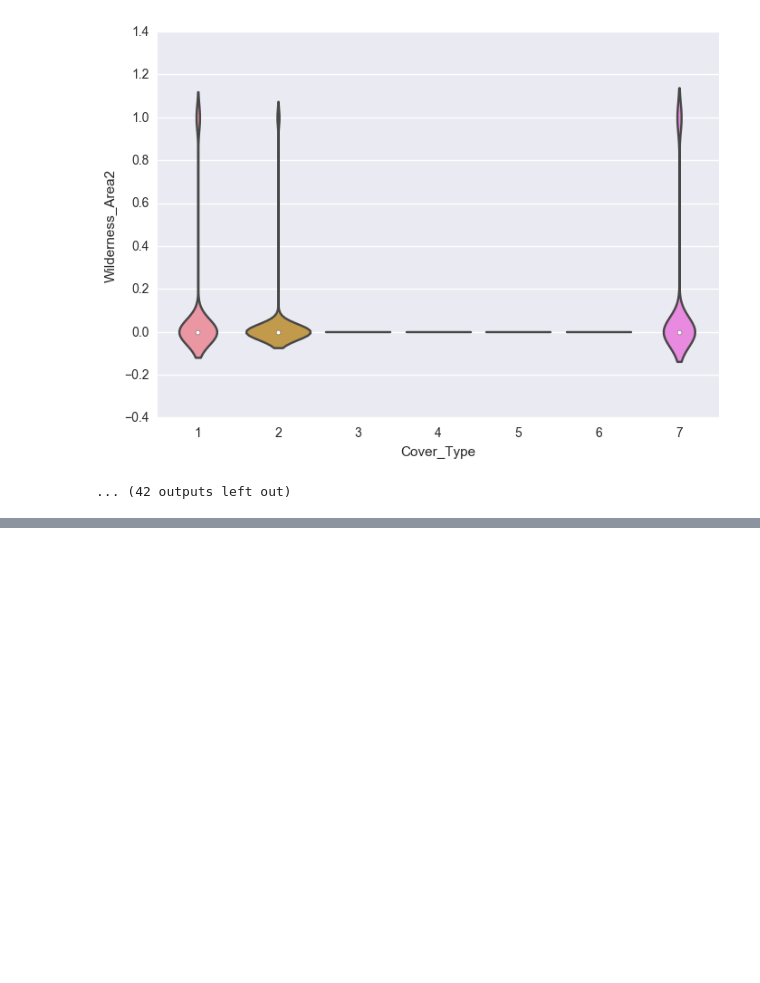
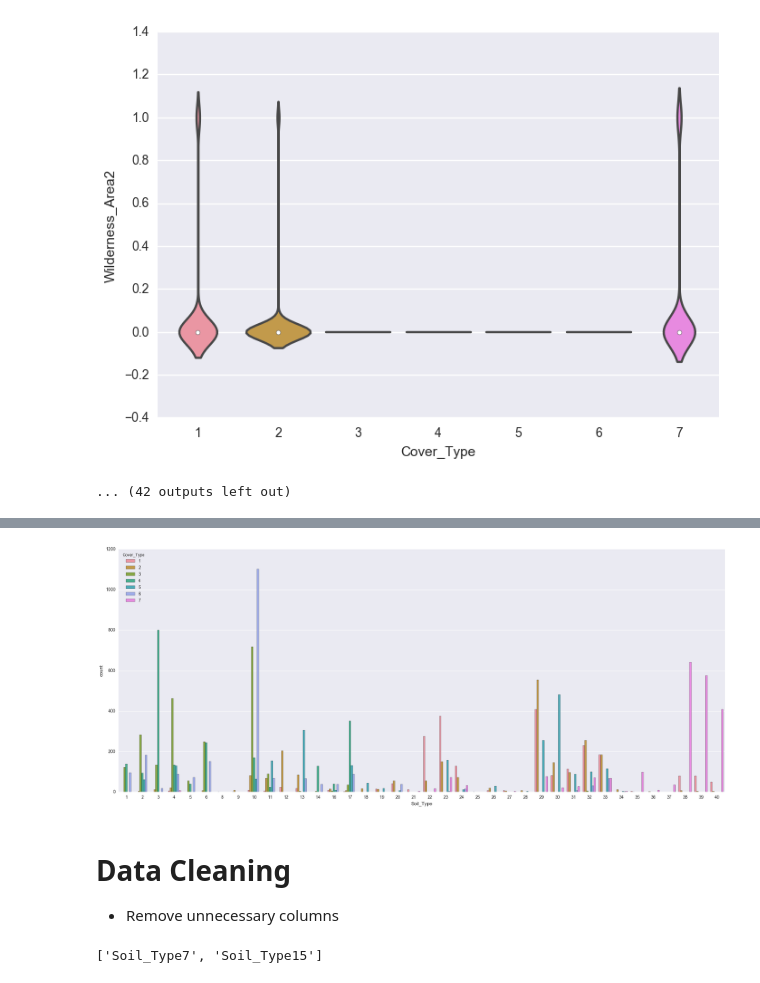
Before and after one commit to probao/Kaggle-Playground, a Jupyter notebook: Forest Cover Type Prediction/Kaggle_Forest.ipynb, the cells around one changed output, grey strips where cells are left out. Saved outputs shown, nothing was run; the diff lists cells and outputs as text; code cells hidden in the pictures; blank space fills up the shorter version.

```diff
--- a/Forest Cover Type Prediction/Kaggle_Forest.ipynb
+++ b/Forest Cover Type Prediction/Kaggle_Forest.ipynb
@@ -320,0 +328,32 @@ data
+# %%
+#Plot for Category2
+plt.rc("figure", figsize=(25, 10))
+sns.countplot(x="Soil_Type", hue="Cover_Type", data=data)
+plt.show()
+
+#(right-click and open the image in a new window for larger size)
+#WildernessArea_4 has a lot of presence for cover_type 4. Good class distinction
+#WildernessArea_3 has not much class distinction
+#SoilType 1-6,10-14,17, 22-23, 29-33,35,38-40 offer lot of class distinction as counts for some are very high
+# %% [output]
+[figure, added]
+# %% [markdown]
+# Data Cleaning
+* Remove unnecessary columns
+# %%
+#Removal list initialize
+rem = []
+
+#Add constant columns as they don't help in prediction process
+for c in dataset.columns:
+    if dataset[c].std() == 0: #standard deviation is zero
+        rem.append(c)
+
+#drop the columns
+dataset.drop(rem,axis=1,inplace=True)
+
+print(rem)
+
+#Following columns are dropped
+# %% [output]
+['Soil_Type7', 'Soil_Type15']
```
Also changed, not shown: parts of 21 cells of this notebook.
